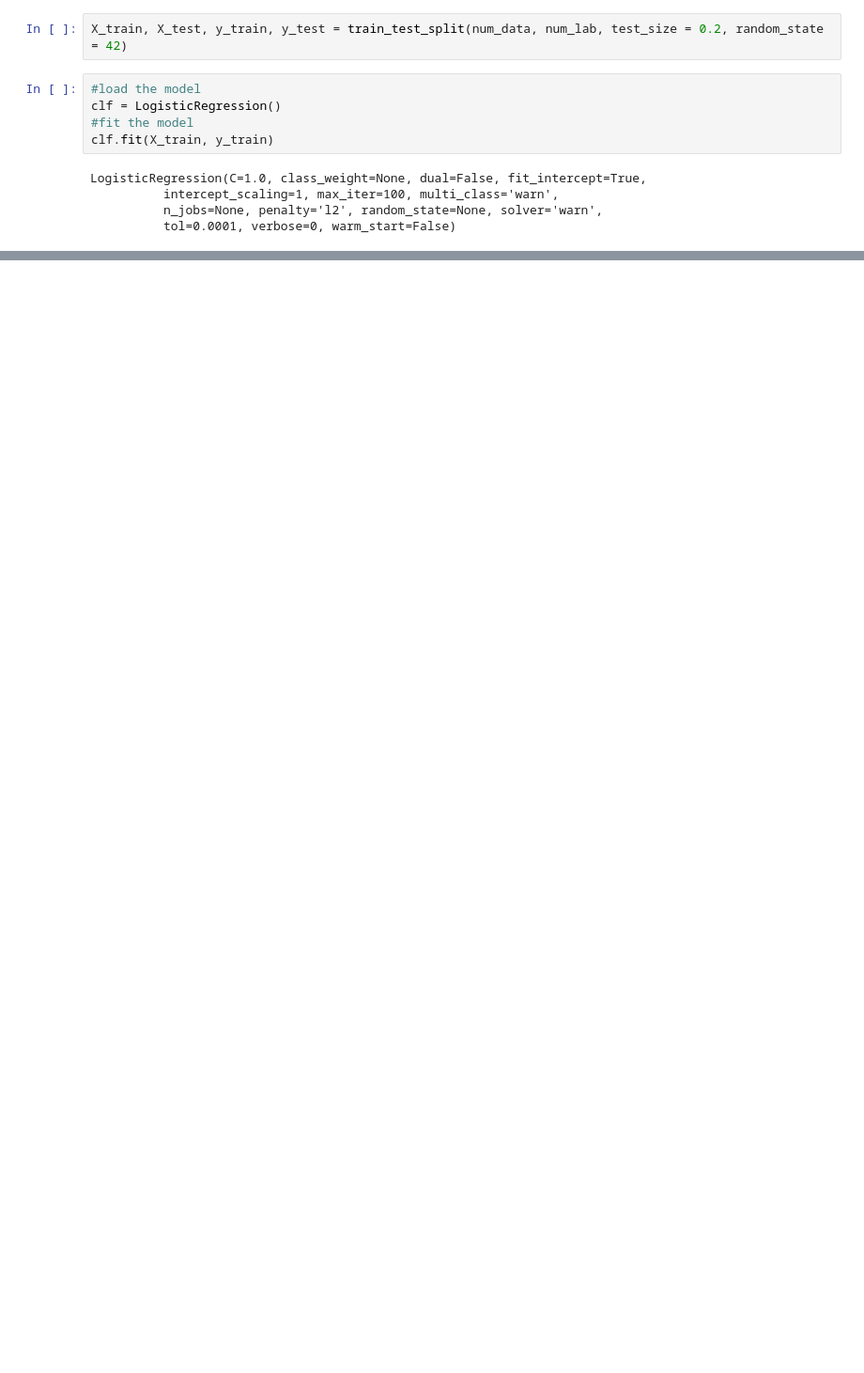
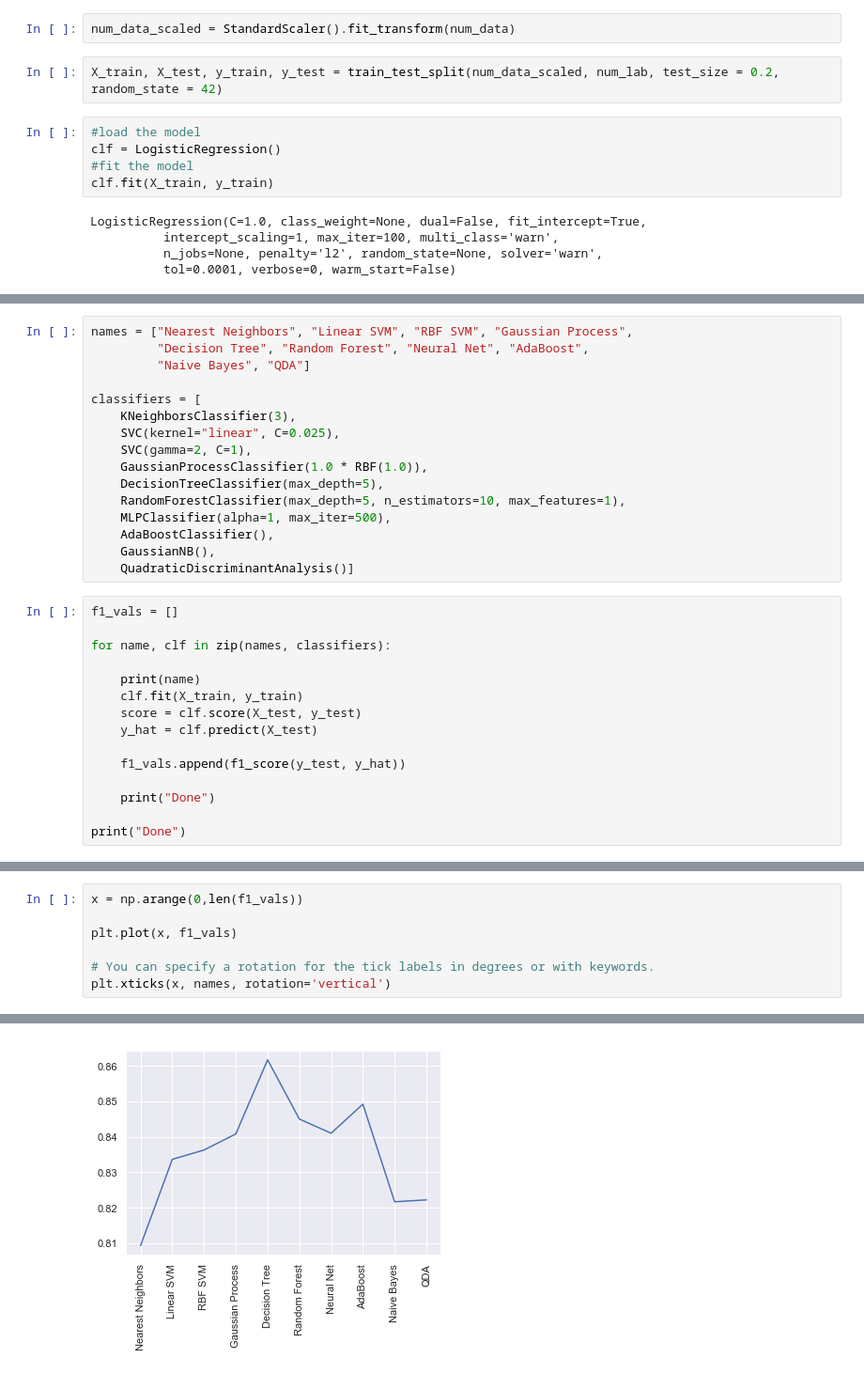
Before and after one commit to Keerthiraj-Nagaraj/Fishing-The-Phish, a Jupyter notebook: trials_FIU.ipynb, the cells around one changed output, grey strips where cells are left out. Shown at 94% size. Saved outputs shown, nothing was run; the diff lists cells and outputs as text; blank space fills up the shorter version.

```diff
--- a/trials_FIU.ipynb
+++ b/trials_FIU.ipynb
@@ -199,8 +195,10 @@ plt.ylabel('HIST - update')
 plt.grid(True)
 # %% [output]
 [figure]
+# %%
+num_data_scaled = StandardScaler().fit_transform(num_data)
 # %%
-X_train, X_test, y_train, y_test = train_test_split(num_data, num_lab, test_size = 0.2, random_state = 42)
+X_train, X_test, y_train, y_test = train_test_split(num_data_scaled, num_lab, test_size = 0.2, random_state = 42)
 # %%
 #load the model
 clf = LogisticRegression()
@@ -259,0 +247,31 @@ from sklearn.discriminant_analysis import QuadraticDiscriminantAnalysis
+# %%
+names = ["Nearest Neighbors", "Linear SVM", "RBF SVM", "Gaussian Process",
+         "Decision Tree", "Random Forest", "Neural Net", "AdaBoost",
+         "Naive Bayes", "QDA"]
+
+classifiers = [
+    KNeighborsClassifier(3),
+    SVC(kernel="linear", C=0.025),
+    SVC(gamma=2, C=1),
+    GaussianProcessClassifier(1.0 * RBF(1.0)),
+    DecisionTreeClassifier(max_depth=5),
+    RandomForestClassifier(max_depth=5, n_estimators=10, max_features=1),
+    MLPClassifier(alpha=1, max_iter=500),
+    AdaBoostClassifier(),
+    GaussianNB(),
+    QuadraticDiscriminantAnalysis()]
+# %%
+f1_vals = []
+
+for name, clf in zip(names, classifiers):
+
+    print(name)
+    clf.fit(X_train, y_train)
+    score = clf.score(X_test, y_test)
+    y_hat = clf.predict(X_test)
+
+    f1_vals.append(f1_score(y_test, y_hat))
+
+    print("Done")
+
+print("Done")
@@ -259,0 +296,8 @@ from sklearn.discriminant_analysis import QuadraticDiscriminantAnalysis
+# %%
+x = np.arange(0,len(f1_vals))
+
+plt.plot(x, f1_vals)
+
+# You can specify a rotation for the tick labels in degrees or with keywords.
+plt.xticks(x, names, rotation='vertical')
+# %% [output]
@@ -259,0 +315 @@ from sklearn.discriminant_analysis import QuadraticDiscriminantAnalysis
+[figure, added]
```
Also changed, not shown: parts of 11 cells of this notebook, 1 other file.
